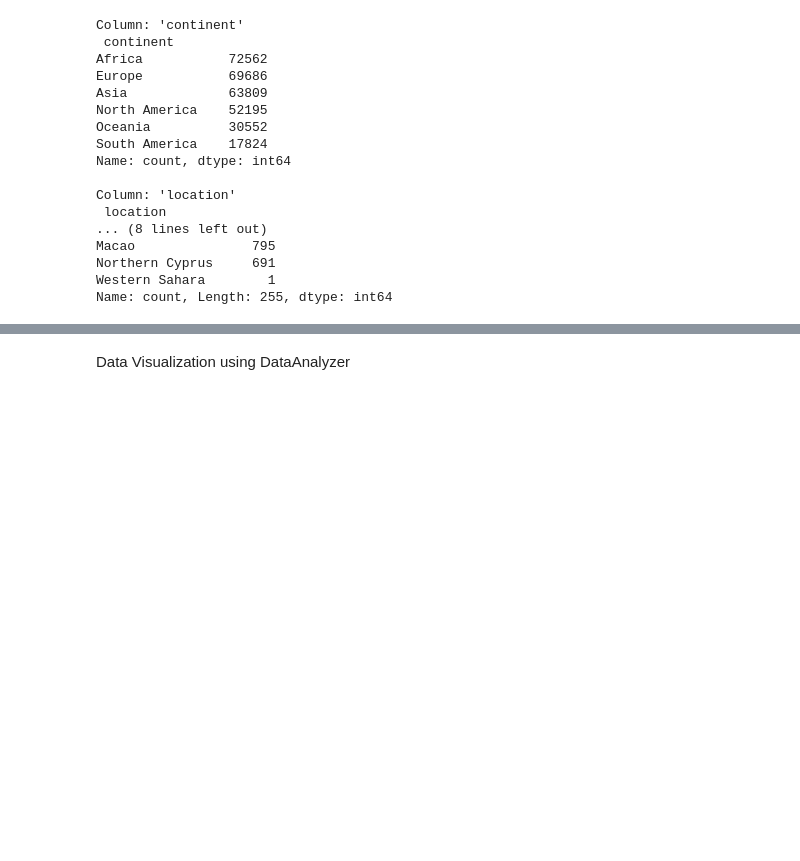
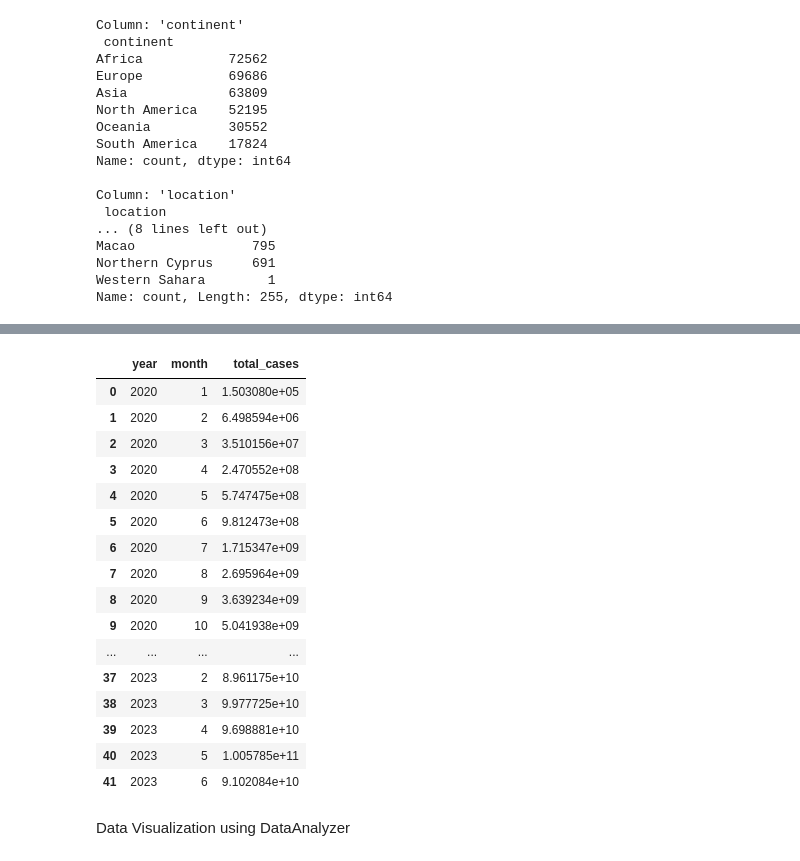
Before and after one commit to coss-fz/data-analysis_bi-project, a Jupyter notebook: processing_data/covid.ipynb, the cells around one changed output, grey strips where cells are left out. Saved outputs shown, nothing was run; the diff lists cells and outputs as text; code cells hidden in the pictures; blank space fills up the shorter version.

```diff
--- a/processing_data/covid.ipynb
+++ b/processing_data/covid.ipynb
@@ -98,3 +125,29 @@ Name: count, Length: 255, dtype: int64
+# %%
+##See cases per month (when was the peak of the pandemic?)
+info_cases = df_covid.copy()
+
+info_cases['date'] = pd.to_datetime(info_cases['date'])
+df_grouped = info_cases.groupby([info_cases['date'].dt.year.rename('year'), info_cases['date'].dt.month.rename('month')])['total_cases'].sum().reset_index()
+
+df_grouped
+# %% [output]
+|  | year | month | total_cases |
+| 0 | 2020 | 1 | 1.503080e+05 |
+| 1 | 2020 | 2 | 6.498594e+06 |
+| 2 | 2020 | 3 | 3.510156e+07 |
+| 3 | 2020 | 4 | 2.470552e+08 |
+| 4 | 2020 | 5 | 5.747475e+08 |
+| 5 | 2020 | 6 | 9.812473e+08 |
+| 6 | 2020 | 7 | 1.715347e+09 |
+| 7 | 2020 | 8 | 2.695964e+09 |
+| 8 | 2020 | 9 | 3.639234e+09 |
+| 9 | 2020 | 10 | 5.041938e+09 |
+| ... | ... | ... | ... |
+| 37 | 2023 | 2 | 8.961175e+10 |
+| 38 | 2023 | 3 | 9.977725e+10 |
+| 39 | 2023 | 4 | 9.698881e+10 |
+| 40 | 2023 | 5 | 1.005785e+11 |
+| 41 | 2023 | 6 | 9.102084e+10 |
 # %% [markdown]
 Data Visualization using DataAnalyzer
 # %%
```
Also changed, not shown: parts of 1 cell of this notebook, 2 other files.
